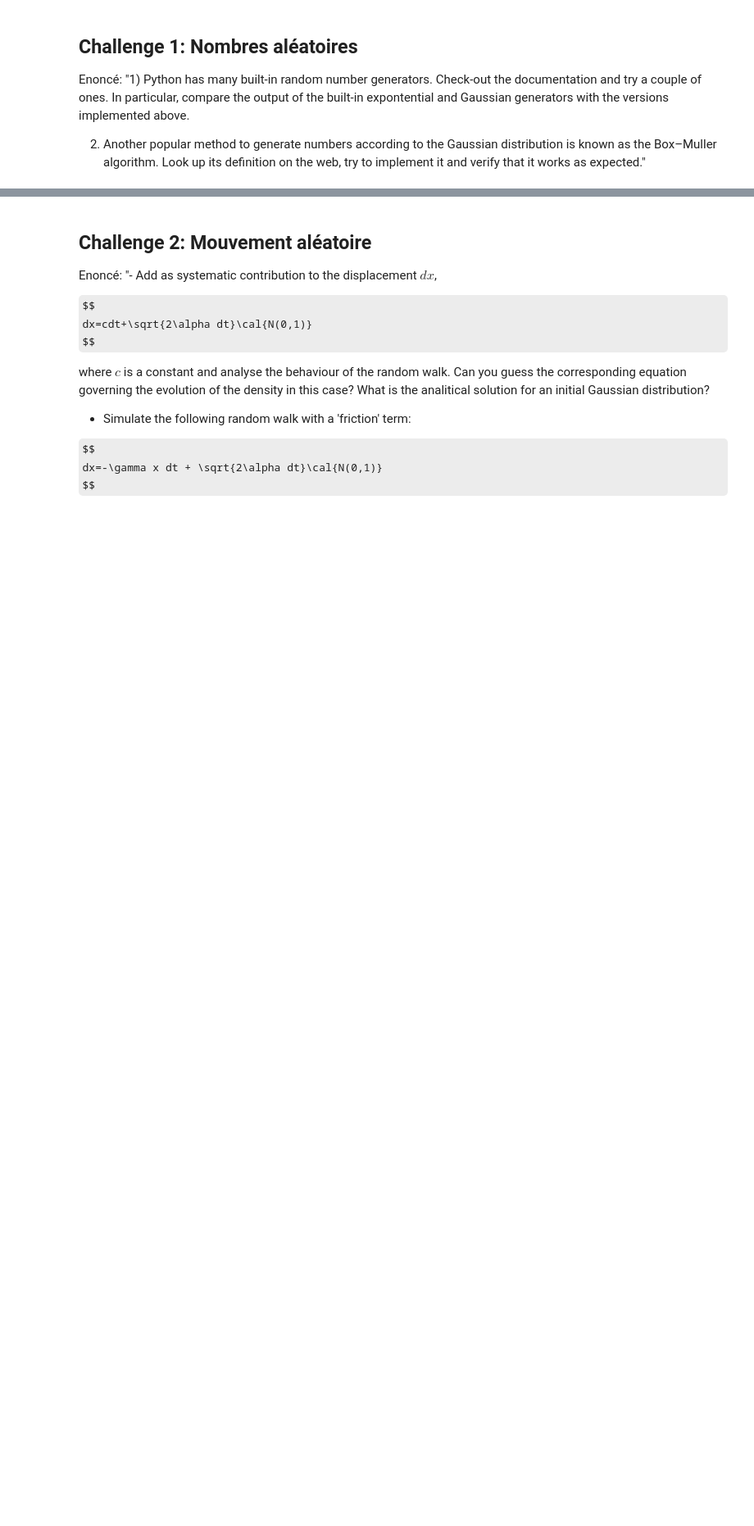
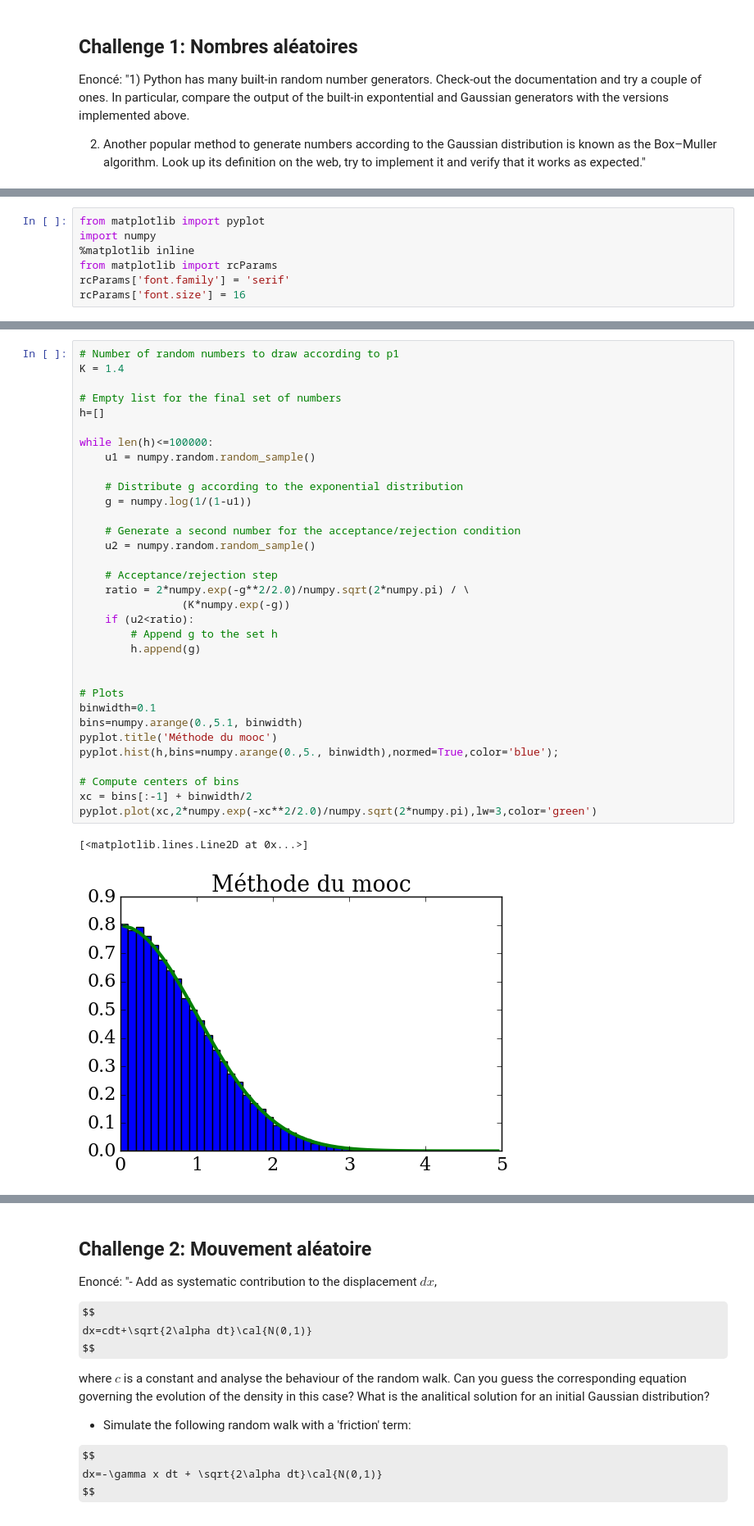
Before and after one commit to be-rays/Module6_MonteCarlo, a Jupyter notebook: MonteCarlo.ipynb, the cells around one changed output, grey strips where cells are left out. Shown at 82% size. Drawn from its saved outputs; the diff is of its cells as text; some formulas as TeX source; blank space fills up the shorter version.

```diff
--- a/MonteCarlo.ipynb
+++ b/MonteCarlo.ipynb
@@ -20,0 +16,7 @@ Enoncé:
+# %%
+from matplotlib import pyplot
+import numpy
+%matplotlib inline
+from matplotlib import rcParams
+rcParams['font.family'] = 'serif'
+rcParams['font.size'] = 16
@@ -20,0 +38,36 @@ Enoncé:
+# %%
+# Number of random numbers to draw according to p1
+K = 1.4
+
+# Empty list for the final set of numbers
+h=[]
+
+while len(h)<=100000:
+    u1 = numpy.random.random_sample()
+
+    # Distribute g according to the exponential distribution
+    g = numpy.log(1/(1-u1))
+
+    # Generate a second number for the acceptance/rejection condition
+    u2 = numpy.random.random_sample()
+
+    # Acceptance/rejection step
+    ratio = 2*numpy.exp(-g**2/2.0)/numpy.sqrt(2*numpy.pi) / \
+                (K*numpy.exp(-g))
+    if (u2<ratio):
+        # Append g to the set h
+        h.append(g)
+
+
+# Plots
+binwidth=0.1
+bins=numpy.arange(0.,5.1, binwidth)
+pyplot.title('Méthode du mooc')
+pyplot.hist(h,bins=numpy.arange(0.,5., binwidth),normed=True,color='blue');
+
+# Compute centers of bins
+xc = bins[:-1] + binwidth/2
+pyplot.plot(xc,2*numpy.exp(-xc**2/2.0)/numpy.sqrt(2*numpy.pi),lw=3,color='green')
+# %% [output]
+[<matplotlib.lines.Line2D at 0x...>]
+[figure, added]
```
Also changed, not shown: parts of 13 cells of this notebook.
